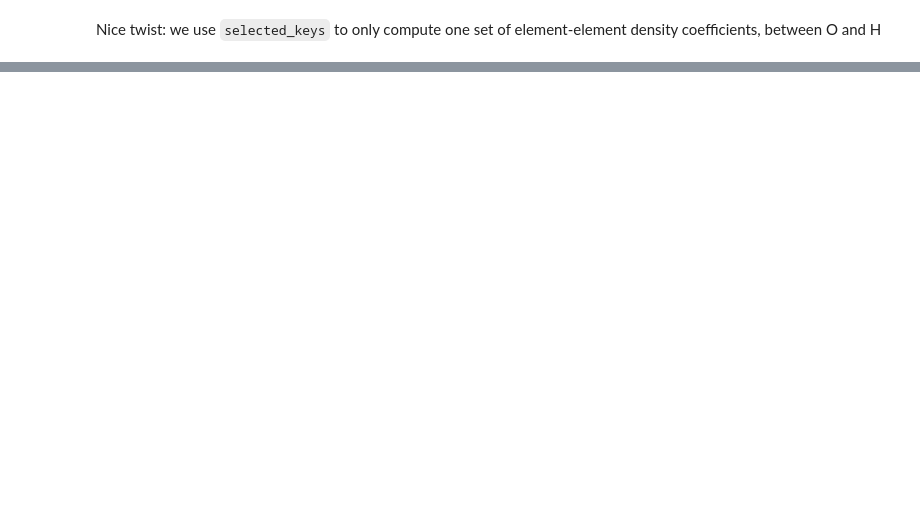
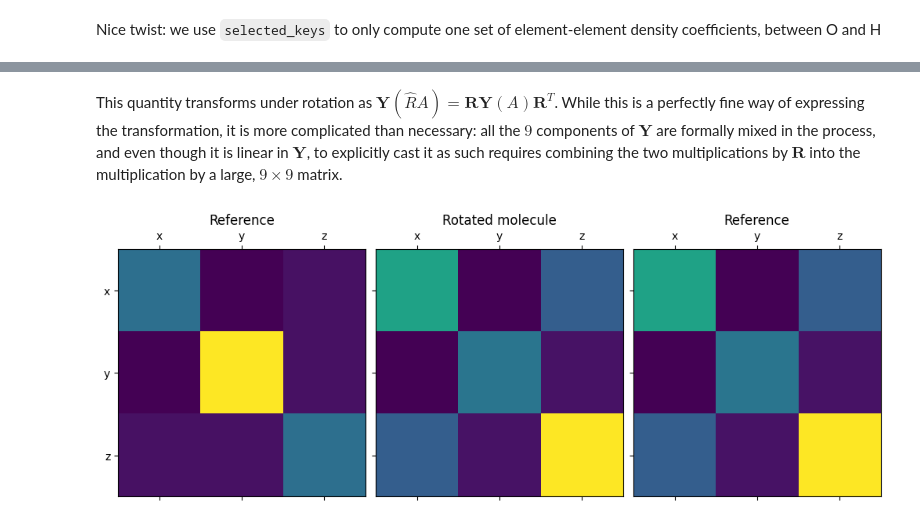
Before and after one commit to ceriottm/ale-notebooks, a Jupyter notebook: lecture-2.ipynb, the cells around one changed output, grey strips where cells are left out. Saved outputs shown, nothing was run; the diff lists cells and outputs as text; code cells hidden in the pictures; blank space fills up the shorter version.

```diff
--- a/lecture-2.ipynb
+++ b/lecture-2.ipynb
@@ -482,0 +580,35 @@ plt.plot(rgrid, Rnl[(1,1)])
+# %%
+def y_to_Y(y):
+    return y.reshape(-1,1)@y.reshape(1,-1) + 0.5* (y@y)*np.eye(3)
+# %%
+selected_frame.info['Y'] = y_to_Y(selected_frame.info['dipole'])
+for rot_frame in rotated_structures:
+    rot_frame.info['Y'] = y_to_Y(rot_frame.info['dipole'])
+# %% [markdown]
+This quantity transforms under rotation as $\mathbf{Y}(\hat{R}A) = \mathbf{R}\mathbf{Y}(A)\mathbf{R}^T$.
+While this is a perfectly fine way of expressing the transformation, it is more complicated than necessary: all the $9$ components of $\mathbf{Y}$ are formally mixed in the process, and even though it is linear in $\mathbf{Y}$, to explicitly cast it as such requires combining the two multiplications by $\mathbf{R}$ into the multiplication by a large, $9\times 9$ matrix.
+# %%
+# picks one of the rotated structures
+test_frame = rotated_structures[21]
+selected_Y = selected_frame.info['Y']
+test_Y = test_frame.info['Y']
+# builds the rotation matrix
+R = rotation_matrix(test_frame.info['alpha'], test_frame.info['beta'], test_frame.info['gamma'])
+# %%
+fig, ax = plt.subplots(1,3,figsize=(10,4), sharey=True, constrained_layout=True)
+ax[0].matshow(selected_Y)
+# rotated Y matches the Y of the rotated structure
+ax[1].matshow(test_Y)
+ax[2].matshow(R@selected_Y@R.T)
+
+ax[0].set_title("Reference")
+ax[1].set_title("Rotated molecule")
+ax[2].set_title("Reference")
+
+for axi in ax:
+    axi.set_xticks(np.arange(3))
+    axi.set_xticklabels(['x', 'y', 'z'])
+    axi.set_yticks(np.arange(3))
+    axi.set_yticklabels(['x', 'y', 'z'])
+# %% [output]
+[figure, added]
```
Also changed, not shown: parts of 90 cells of this notebook, 2 other files.
